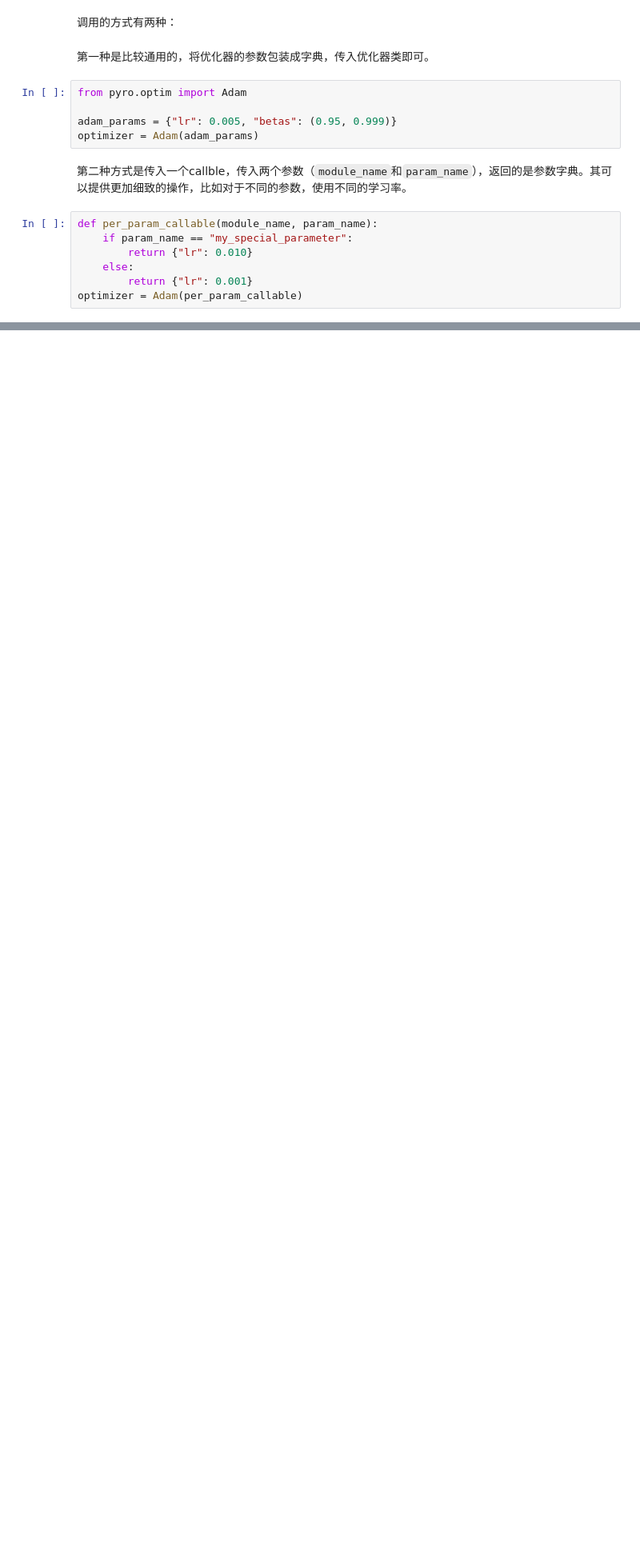
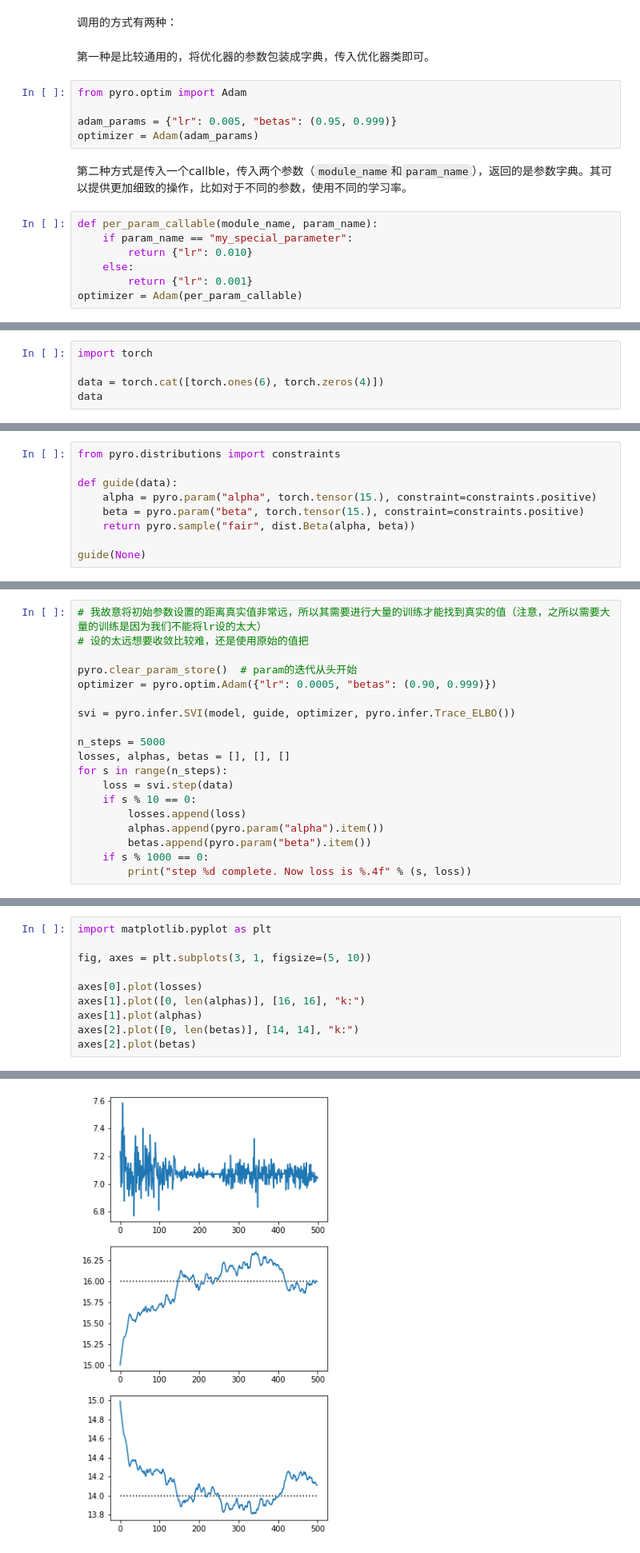
Before and after one commit to luyiyun/PyLearning-Pyro, a Jupyter notebook: SVI1.ipynb, the cells around one changed output, grey strips where cells are left out. Shown at 80% size. Drawn from its saved outputs; the diff is of its cells as text; blank space fills up the shorter version.

```diff
--- a/SVI1.ipynb
+++ b/SVI1.ipynb
@@ -69,0 +87,5 @@ optimizer = Adam(per_param_callable)
+# %%
+import torch
+
+data = torch.cat([torch.ones(6), torch.zeros(4)])
+data
@@ -69,0 +107,9 @@ optimizer = Adam(per_param_callable)
+# %%
+from pyro.distributions import constraints
+
+def guide(data):
+    alpha = pyro.param("alpha", torch.tensor(15.), constraint=constraints.positive)
+    beta = pyro.param("beta", torch.tensor(15.), constraint=constraints.positive)
+    return pyro.sample("fair", dist.Beta(alpha, beta))
+
+guide(None)
@@ -69,0 +118,19 @@ optimizer = Adam(per_param_callable)
+# %%
+# 我故意将初始参数设置的距离真实值非常远，所以其需要进行大量的训练才能找到真实的值（注意，之所以需要大量的训练是因为我们不能将lr设的太大）
+# 设的太远想要收敛比较难，还是使用原始的值把
+
+pyro.clear_param_store()  # param的迭代从头开始
+optimizer = pyro.optim.Adam({"lr": 0.0005, "betas": (0.90, 0.999)})
+
+svi = pyro.infer.SVI(model, guide, optimizer, pyro.infer.Trace_ELBO())
+
+n_steps = 5000
+losses, alphas, betas = [], [], []
+for s in range(n_steps):
+    loss = svi.step(data)
+    if s % 10 == 0:
+        losses.append(loss)
+        alphas.append(pyro.param("alpha").item())
+        betas.append(pyro.param("beta").item())
+    if s % 1000 == 0:
+        print("step %d complete. Now loss is %.4f" % (s, loss))
@@ -69,0 +143,11 @@ optimizer = Adam(per_param_callable)
+# %%
+import matplotlib.pyplot as plt
+
+fig, axes = plt.subplots(3, 1, figsize=(5, 10))
+
+axes[0].plot(losses)
+axes[1].plot([0, len(alphas)], [16, 16], "k:")
+axes[1].plot(alphas)
+axes[2].plot([0, len(betas)], [14, 14], "k:")
+axes[2].plot(betas)
+# %% [output]
@@ -69,0 +155 @@ optimizer = Adam(per_param_callable)
+[figure, added]
```
Also changed, not shown: parts of 13 cells of this notebook, 7 other files.
